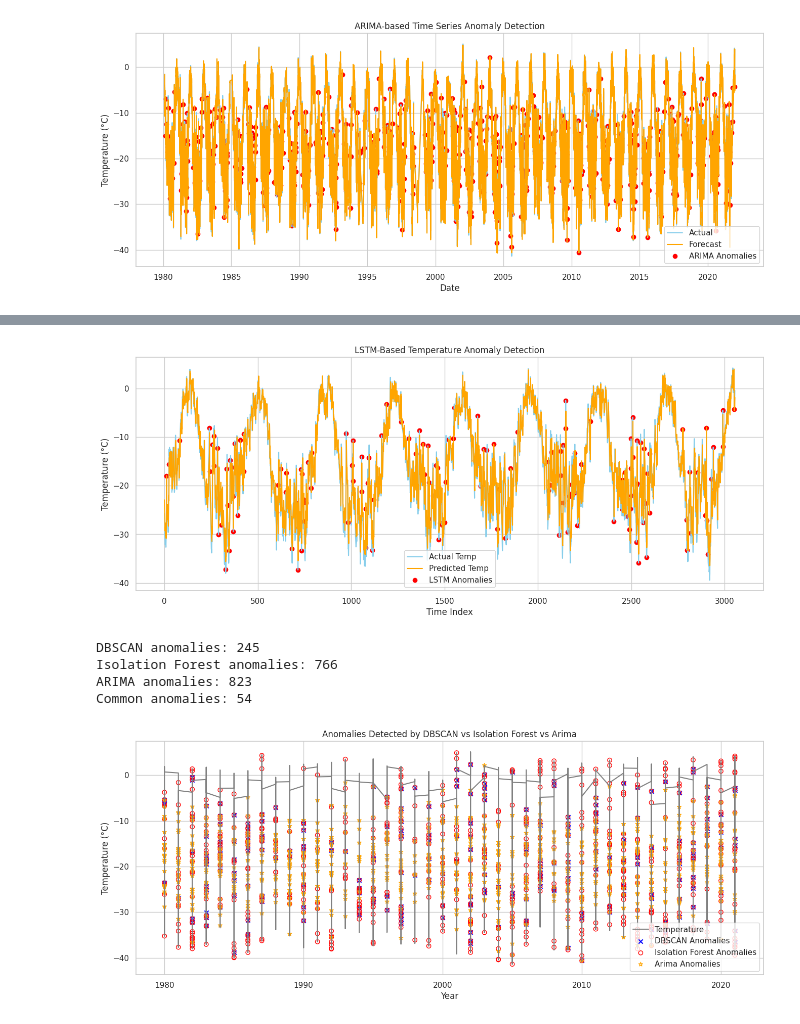
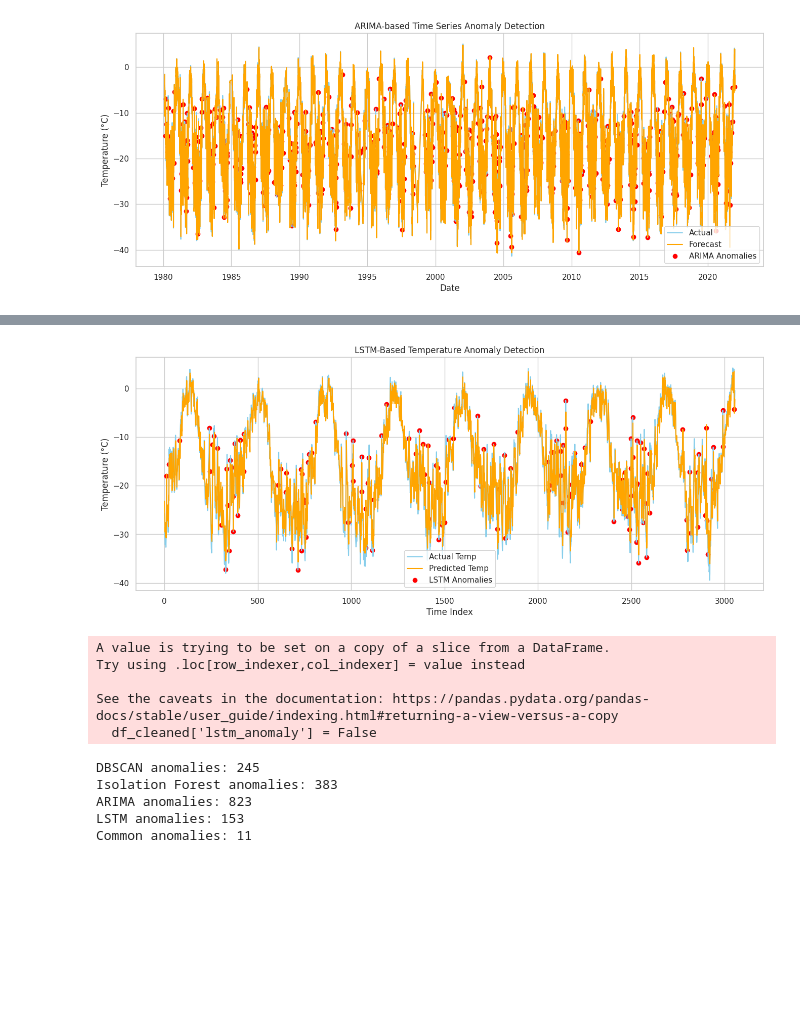
Before and after one commit to monsoonmallick1726/Antarctica_EDA, a Jupyter notebook: Anomaly_new.ipynb, the cells around one changed output, grey strips where cells are left out. Cells and saved outputs as stored; diff of their text form; code cells hidden in the pictures; blank space fills up the shorter version.

```diff
--- a/Anomaly_new.ipynb
+++ b/Anomaly_new.ipynb
@@ -6,15 +9,16 @@ uploaded = files.upload()
 Saving Marble Point_day.csv to Marble Point_day.csv
 # %%
 import pandas as pd
-file_path = '/content/Marble Point_day.csv'
-df = pd.read_csv(file_path, encoding='ISO-8859-1')
+import io
+file_path = list(uploaded.keys())[0]
+df = pd.read_csv(io.BytesIO(uploaded[file_path]), encoding='ISO-8859-1')
 print("First 5 rows:")
 display(df.head())
 print("Dataset Info:")
 df.info()
 print("Descriptive Statistics:")
 display(df.describe(include='all'))
-print("🔹 Missing Values per Column:")
+print("Missing Values per Column:")
 display(df.isnull().sum())
 # %% [output]
 First 5 rows:
@@ -255,7 +335,7 @@ scaler = StandardScaler()
 X_scaled = scaler.fit_transform(X)
 
 # 3. Apply Isolation Forest
-iso_forest = IsolationForest(contamination=0.05, random_state=42)
+iso_forest = IsolationForest(contamination=0.025, random_state=42)
 df_cleaned['iso_anomaly'] = iso_forest.fit_predict(X_scaled)
 
 # 4. Convert output: -1 = anomaly, 1 = normal
@@ -384,7 +464,7 @@ temp_series = df_cleaned[['Temperature(¡æ)']].dropna()
 scaler = MinMaxScaler()
 temp_scaled = scaler.fit_transform(temp_series)
 
-# 2. Create sequences for supervised learning
+# 2. Function to create sequences
 def create_sequences(data, time_steps=30):
     X, y = [], []
     for i in range(len(data) - time_steps):
@@ -395,32 +475,30 @@ def create_sequences(data, time_steps=30):
 time_steps = 30
 X, y = create_sequences(temp_scaled, time_steps)
 
-# 3. Split into training and testing sets
+# 3. Split data
 split = int(len(X) * 0.8)
 X_train, X_test = X[:split], X[split:]
 y_train, y_test = y[:split], y[split:]
 
-# 4. Define and train LSTM model
+# 4. Define and train model
 model = Sequential([
     LSTM(64, input_shape=(X_train.shape[1], X_train.shape[2])),
     Dense(1)
 ])
+model.compile(optimizer='adam', loss='mse')
+model.fit(X_train, y_train, epochs=20, batch_size=32, validation_split=0.1, verbose=1)
 
-model.compile(optimizer='adam', loss='mse')
-history = model.fit(X_train, y_train, epochs=20, batch_size=32, validation_split=0.1, verbose=1)
-
-# 5. Predict and compute error
+# 5. Predict and find errors
 y_pred = model.predict(X_test)
 errors = np.abs(y_pred - y_test)
-
-# 6. Threshold for anomaly
 threshold = np.percentile(errors, 95)
 anomalies = errors > threshold
 
-# 7. Plot results
+# 6. Inverse transform for plotting
 actual = scaler.inverse_transform(y_test)
 predicted = scaler.inverse_transform(y_pred)
 
+# 7. Plot
 plt.figure(figsize=(16, 6))
 plt.plot(actual, label='Actual Temp', color='skyblue')
 plt.plot(predicted, label='Predicted Temp', color='orange')
@@ -430,5 +508,10 @@ plt.xlabel("Time Index")
 plt.ylabel("Temperature (°C)")
 plt.legend()
 plt.show()
+
+# 8. Add anomaly flag to df_cleaned
+lstm_anomaly_indices = df_cleaned.index[-len(y_test):][np.where(anomalies)[0]]
+df_cleaned['lstm_anomaly'] = False
+df_cleaned.loc[lstm_anomaly_indices, 'lstm_anomaly'] = True
 # %% [output]
 Epoch 1/20
@@ -450,3 +533,8 @@ Epoch 20/20
 96/96 ━━━━━━━━━━━━━━━━━━━━ 0s 3ms/step
-[figure, old version]
+[figure, new version]
+A value is trying to be set on a copy of a slice from a DataFrame.
+Try using .loc[row_indexer,col_indexer] = value instead
+
+See the caveats in the documentation: https://pandas.pydata.org/pandas-docs/stable/user_guide/indexing.html#returning-a-view-versus-a-copy
+  df_cleaned['lstm_anomaly'] = False
 # %%
@@ -461,35 +548,11 @@ arima_anomalies = set(df_arima[df_arima['arima_anomaly'] == 1].index)
 print("DBSCAN anomalies:", len(dbscan_anomalies))
 print("Isolation Forest anomalies:", len(isoforest_anomalies))
 print("ARIMA anomalies:", len(arima_anomalies))
-print("Common anomalies:", len(dbscan_anomalies & isoforest_anomalies & arima_anomalies))
+print("LSTM anomalies:", len(lstm_anomalies))
+print("Common anomalies:", len(dbscan_anomalies & isoforest_anomalies & arima_anomalies & lstm_anomalies))
 # %% [output]
 DBSCAN anomalies: 245
-Isolation Forest anomalies: 766
+Isolation Forest anomalies: 383
 ARIMA anomalies: 823
-Common anomalies: 54
+LSTM anomalies: 153
+Common anomalies: 11
-# %%
-plt.figure(figsize=(16, 6))
-plt.plot(df_cleaned['Year'], df_cleaned['Temperature(¡æ)'], label='Temperature', color='gray')
-
-# Highlight DBSCAN anomalies
-plt.scatter(df_cleaned.loc[list(dbscan_anomalies), 'Year'],
-            df_cleaned.loc[list(dbscan_anomalies), 'Temperature(¡æ)'],
-            color='blue', label='DBSCAN Anomalies', marker='x')
-
-# Highlight Isolation Forest anomalies
-plt.scatter(df_cleaned.loc[list(isoforest_anomalies), 'Year'],
-            df_cleaned.loc[list(isoforest_anomalies), 'Temperature(¡æ)'],
-            color='red', label='Isolation Forest Anomalies', marker='o', facecolors='none')
-
-plt.scatter(df_cleaned.loc[list(arima_anomalies), 'Year'],
-            df_cleaned.loc[list(arima_anomalies), 'Temperature(¡æ)'],
-            color='orange', label='Arima Anomalies', marker='*', facecolors='none')
-
-plt.title("Anomalies Detected by DBSCAN vs Isolation Forest vs Arima")
-plt.xlabel("Year")
-plt.ylabel("Temperature (°C)")
-plt.legend()
-plt.grid(True)
-plt.show()
-# %% [output]
-[figure, removed]
```
Also changed, not shown: parts of 17 cells of this notebook.
